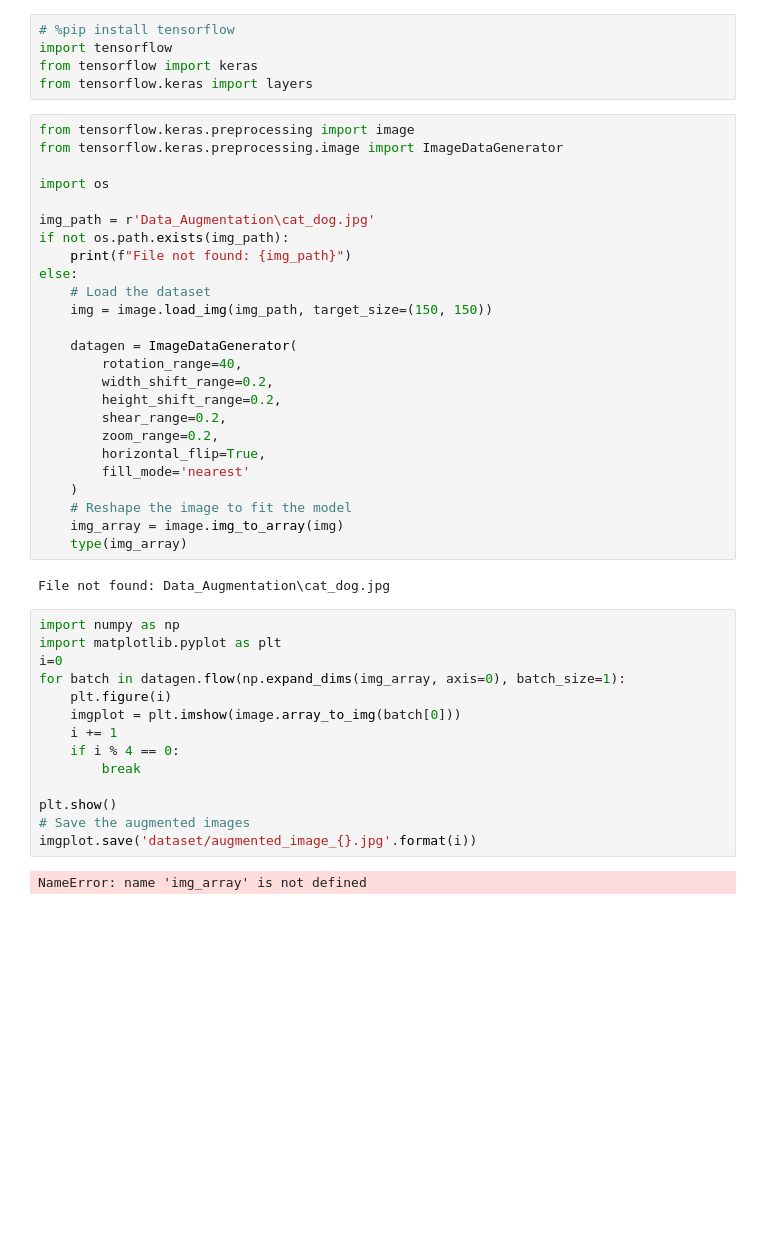
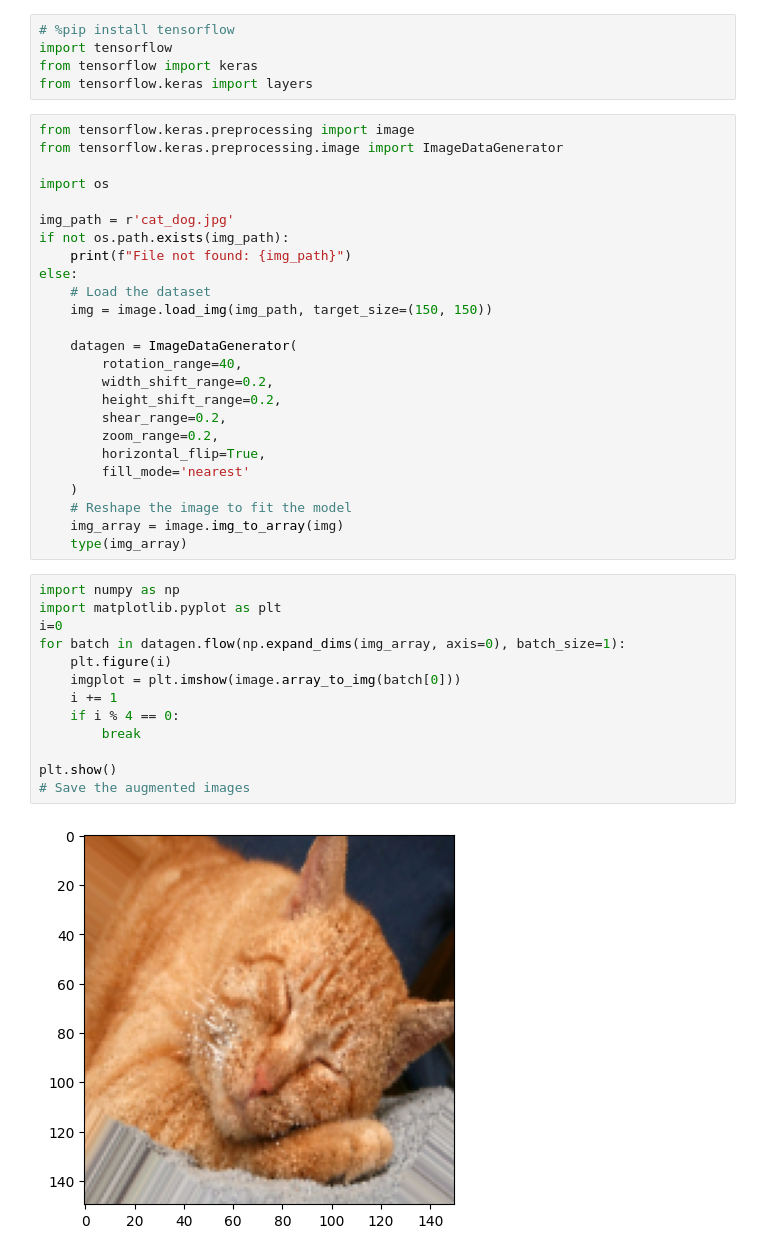
Before and after one commit to SandeepMuhal88/Deep_Learning_Concept, a Jupyter notebook: Data_Augmentation/Notebook.ipynb, the cells around one changed output. Saved outputs shown, nothing was run; the diff lists cells and outputs as text; blank space fills up the shorter version.

Commit message:
Perfrom Data Augmentation

```diff
--- a/Data_Augmentation/Notebook.ipynb
+++ b/Data_Augmentation/Notebook.ipynb
@@ -9,7 +9,7 @@ from tensorflow.keras.preprocessing.image import ImageDataGenerator
 
 import os
 
-img_path = r'Data_Augmentation\cat_dog.jpg'
+img_path = r'cat_dog.jpg'
 if not os.path.exists(img_path):
     print(f"File not found: {img_path}")
 else:
@@ -28,21 +28,18 @@ else:
     # Reshape the image to fit the model
     img_array = image.img_to_array(img)
     type(img_array)
-# %% [output]
-File not found: Data_Augmentation\cat_dog.jpg
 # %%
 import numpy as np
 import matplotlib.pyplot as plt
 i=0
 for batch in datagen.flow(np.expand_dims(img_array, axis=0), batch_size=1):
     plt.figure(i)
     imgplot = plt.imshow(image.array_to_img(batch[0]))
     i += 1
     if i % 4 == 0:
         break
 
 plt.show()
 # Save the augmented images
-imgplot.save('dataset/augmented_image_{}.jpg'.format(i))
 # %% [output]
-NameError: name 'img_array' is not defined
+[figure, added]
```
Also changed, not shown: parts of 2 cells of this notebook.
